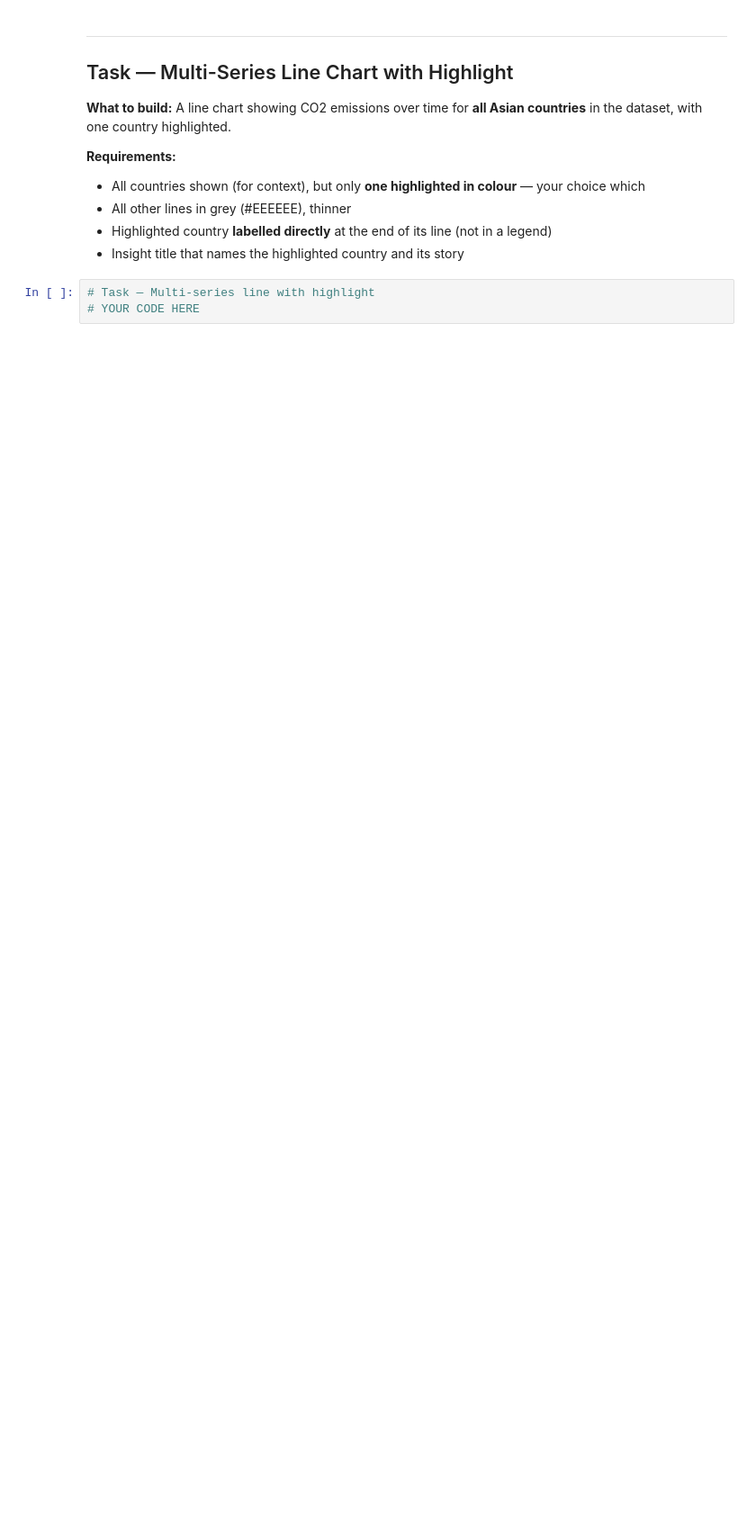
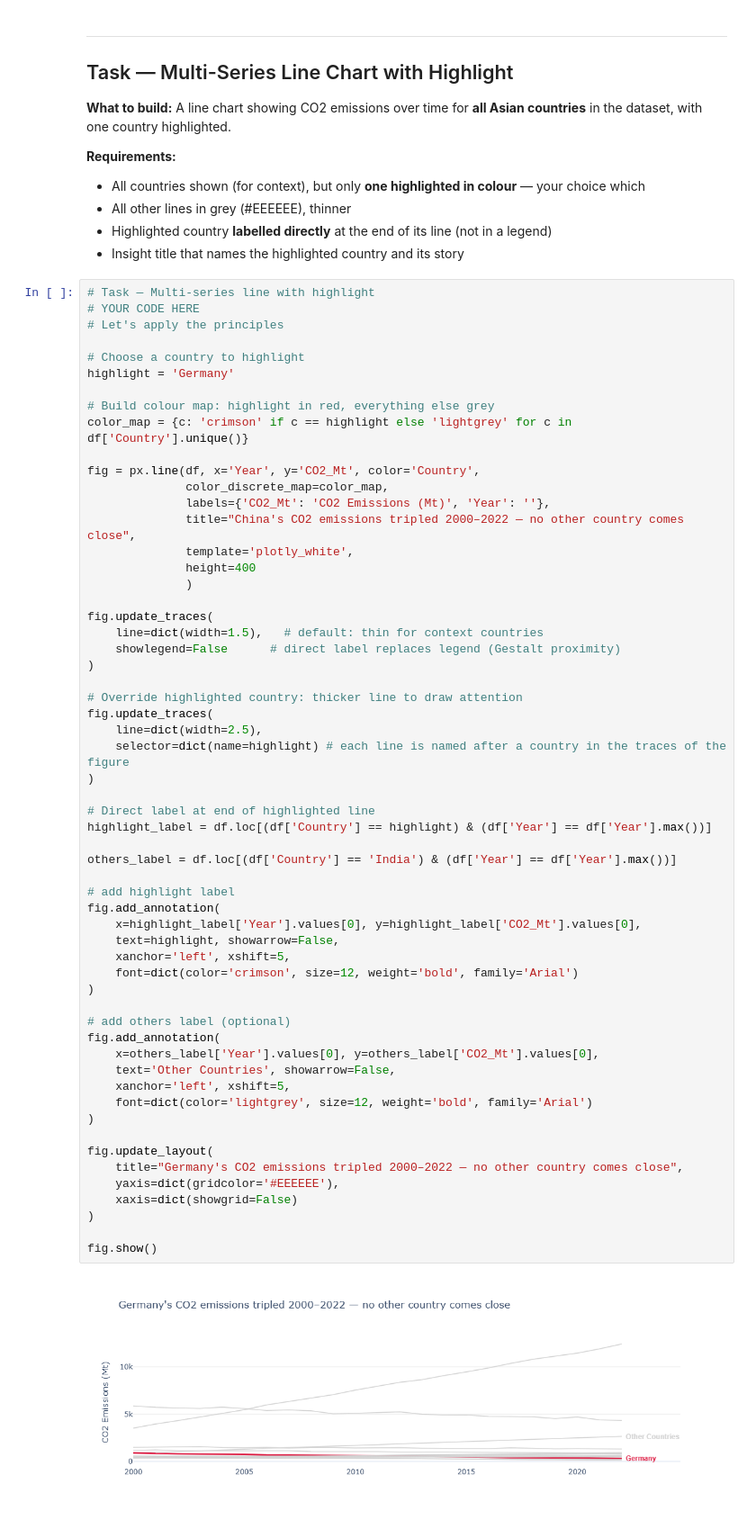
Before and after one commit to sairamdevineni999/dataviz-exercises-Sairamdevineni, a Jupyter notebook: week03/lecture03_exercise.ipynb, the cells around one changed output. Shown at 90% size. Cells and saved outputs as stored; diff of their text form; blank space fills up the shorter version.

Commit message:
Replace lecture 03 exercise

```diff
--- a/week03/lecture03_exercise.ipynb
+++ b/week03/lecture03_exercise.ipynb
@@ -64,3 +64,60 @@ Name: CO2_Mt, dtype: float64
 # %%
 # Task — Multi-series line with highlight
 # YOUR CODE HERE
+# Let's apply the principles
+
+# Choose a country to highlight
+highlight = 'Germany'
+
+# Build colour map: highlight in red, everything else grey
+color_map = {c: 'crimson' if c == highlight else 'lightgrey' for c in df['Country'].unique()}
+
+fig = px.line(df, x='Year', y='CO2_Mt', color='Country',
+              color_discrete_map=color_map,
+              labels={'CO2_Mt': 'CO2 Emissions (Mt)', 'Year': ''},
+              title="China's CO2 emissions tripled 2000–2022 — no other country comes close",
+              template='plotly_white',
+              height=400
+              )
+
+fig.update_traces(
+    line=dict(width=1.5),   # default: thin for context countries
+    showlegend=False      # direct label replaces legend (Gestalt proximity)
+)
+
+# Override highlighted country: thicker line to draw attention
+fig.update_traces(
+    line=dict(width=2.5),
+    selector=dict(name=highlight) # each line is named after a country in the traces of the figure
+)
+
+# Direct label at end of highlighted line
+highlight_label = df.loc[(df['Country'] == highlight) & (df['Year'] == df['Year'].max())]
+
+others_label = df.loc[(df['Country'] == 'India') & (df['Year'] == df['Year'].max())]
+
+# add highlight label
+fig.add_annotation(
+    x=highlight_label['Year'].values[0], y=highlight_label['CO2_Mt'].values[0],
+    text=highlight, showarrow=False,
+    xanchor='left', xshift=5,
+    font=dict(color='crimson', size=12, weight='bold', family='Arial')
+)
+
+# add others label (optional)
+fig.add_annotation(
+    x=others_label['Year'].values[0], y=others_label['CO2_Mt'].values[0],
+    text='Other Countries', showarrow=False,
+    xanchor='left', xshift=5,
+    font=dict(color='lightgrey', size=12, weight='bold', family='Arial')
+)
+
+fig.update_layout(
+    title="Germany's CO2 emissions tripled 2000–2022 — no other country comes close",
+    yaxis=dict(gridcolor='#EEEEEE'),
+    xaxis=dict(showgrid=False)
+)
+
+fig.show()
+# %% [output]
+[figure, added]
```
